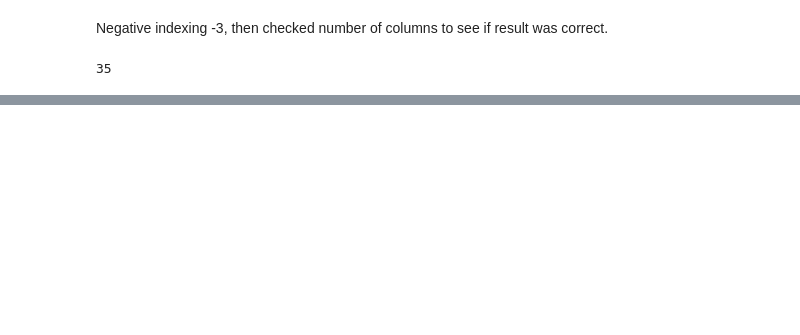
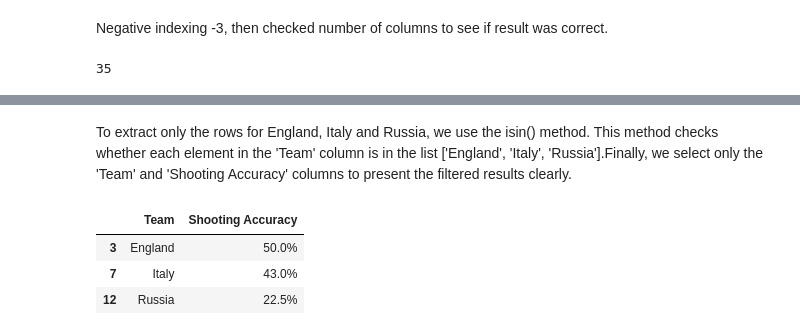
Before and after one commit to Angeliki1983/Pandas-Practice, a Jupyter notebook: Euro12.ipynb, the cells around one changed output, grey strips where cells are left out. Saved outputs shown, nothing was run; the diff lists cells and outputs as text; code cells hidden in the pictures; blank space fills up the shorter version.

```diff
--- a/Euro12.ipynb
+++ b/Euro12.ipynb
@@ -406,0 +427,10 @@ col_count
+# %% [markdown]
+To extract only the rows for England, Italy and Russia, we use the isin() method. This method checks whether each element in the 'Team' column is in the list ['England', 'Italy', 'Russia'].Finally, we select only the 'Team' and 'Shooting Accuracy' columns to present the filtered results clearly.
+# %%
+filtered_df= euro12[euro12['Team'].isin(['England', 'Italy','Russia'])]
+filtered_df[['Team', 'Shooting Accuracy']]
+# %% [output]
+|  | Team | Shooting Accuracy |
+| 3 | England | 50.0% |
+| 7 | Italy | 43.0% |
+| 12 | Russia | 22.5% |
```
Also changed, not shown: parts of 3 cells of this notebook.
